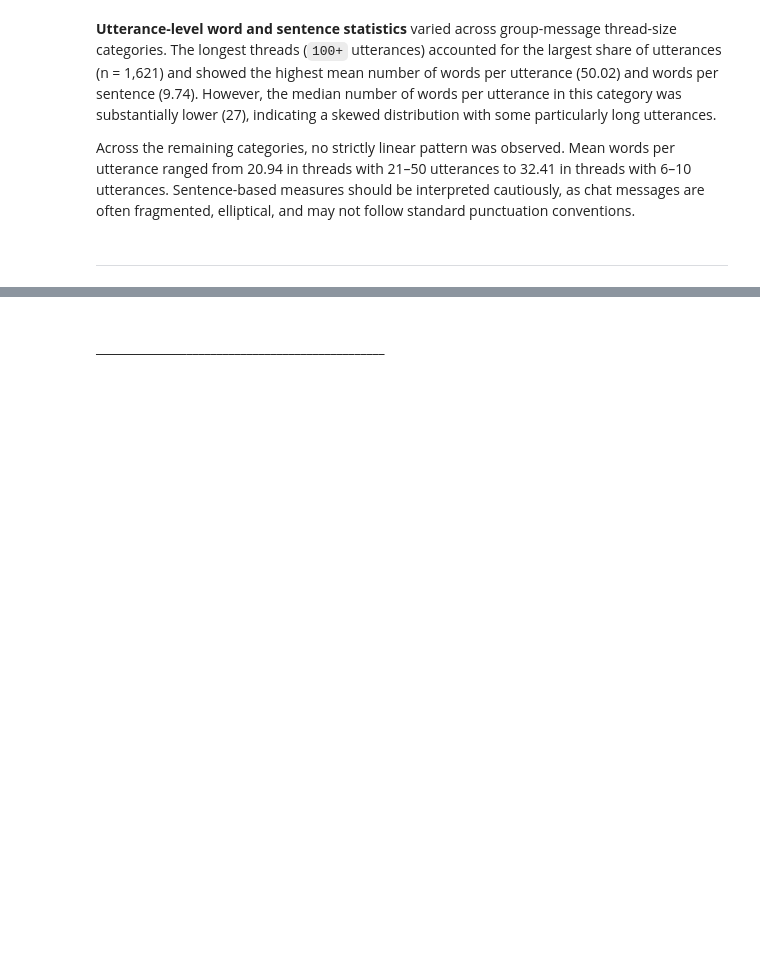
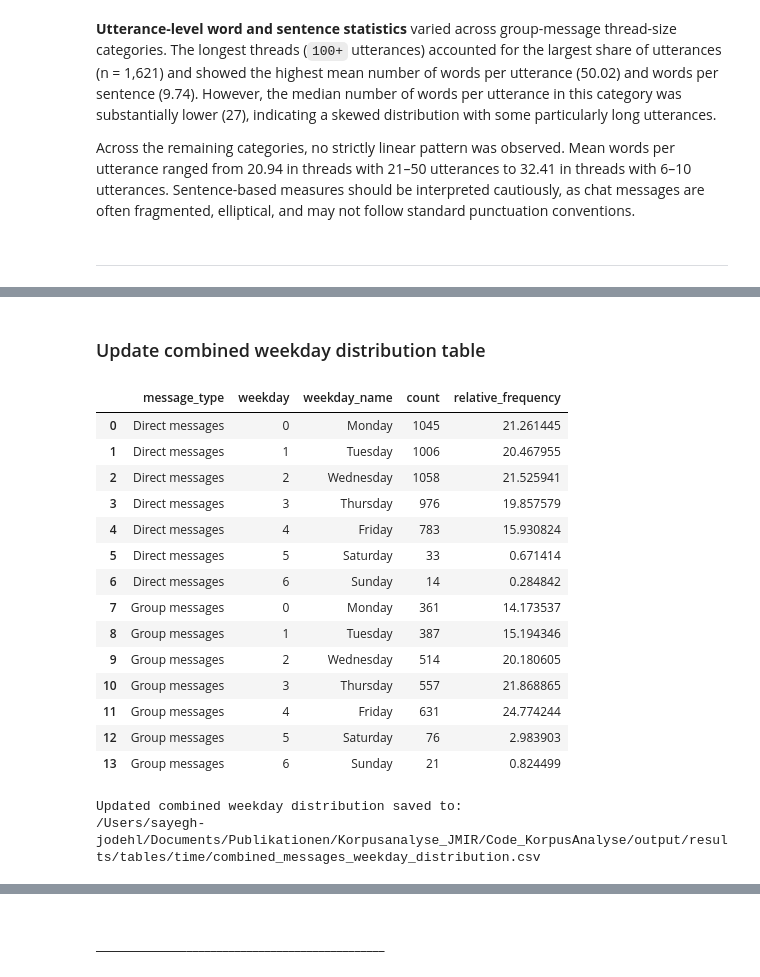
Before and after one commit to sajosa/DocTalk-Corpus-Analysis, a Jupyter notebook: 02_group_messages_analysis/DocTalk_ChatCorpus_Analyse_Gr.ipynb, the cells around one changed output, grey strips where cells are left out. Drawn from its saved outputs; the diff is of its cells as text; code cells hidden in the pictures; blank space fills up the shorter version.

```diff
--- a/02_group_messages_analysis/DocTalk_ChatCorpus_Analyse_Gr.ipynb
+++ b/02_group_messages_analysis/DocTalk_ChatCorpus_Analyse_Gr.ipynb
@@ -5008,0 +5182,62 @@ with open("G_corpus_roh.txt", "w", encoding="utf-8") as file:
+# %% [markdown]
+### Update combined weekday distribution table
+# %%
+# =========================
+# Update combined weekday distribution table
+# =========================
+
+combined_weekday_distribution_file = (
+    COMBINED_TIME_OUTPUT_DIR / "combined_messages_weekday_distribution.csv"
+)
+
+if combined_weekday_distribution_file.exists():
+    combined_weekday_distribution = pd.read_csv(
+        combined_weekday_distribution_file,
+        encoding="utf-8"
+    )
+
+    # Remove older group-message rows if present
+    combined_weekday_distribution = combined_weekday_distribution[
+        combined_weekday_distribution["message_type"] != "Group messages"
+    ].copy()
+
+    # Add updated group-message rows
+    combined_weekday_distribution = pd.concat(
+        [
+            combined_weekday_distribution,
+            group_weekday_distribution
+        ],
+        ignore_index=True
+    )
+
+else:
+    combined_weekday_distribution = group_weekday_distribution.copy()
+
+combined_weekday_distribution.to_csv(
+    combined_weekday_distribution_file,
+    index=False,
+    encoding="utf-8"
+)
+
+display(combined_weekday_distribution)
+
+print("Updated combined weekday distribution saved to:")
+print(combined_weekday_distribution_file)
+# %% [output]
+|  | message_type | weekday | weekday_name | count | relative_frequency |
+| 0 | Direct messages | 0 | Monday | 1045 | 21.261445 |
+| 1 | Direct messages | 1 | Tuesday | 1006 | 20.467955 |
+| 2 | Direct messages | 2 | Wednesday | 1058 | 21.525941 |
+| 3 | Direct messages | 3 | Thursday | 976 | 19.857579 |
+| 4 | Direct messages | 4 | Friday | 783 | 15.930824 |
+| 5 | Direct messages | 5 | Saturday | 33 | 0.671414 |
+| 6 | Direct messages | 6 | Sunday | 14 | 0.284842 |
+| 7 | Group messages | 0 | Monday | 361 | 14.173537 |
+| 8 | Group messages | 1 | Tuesday | 387 | 15.194346 |
+| 9 | Group messages | 2 | Wednesday | 514 | 20.180605 |
+| 10 | Group messages | 3 | Thursday | 557 | 21.868865 |
+| 11 | Group messages | 4 | Friday | 631 | 24.774244 |
+| 12 | Group messages | 5 | Saturday | 76 | 2.983903 |
+| 13 | Group messages | 6 | Sunday | 21 | 0.824499 |
+Updated combined weekday distribution saved to:
+/Users/sayegh-jodehl/Documents/Publikationen/Korpusanalyse_JMIR/Code_KorpusAnalyse/output/results/tables/time/combined_messages_weekday_distribution.csv
```
Also changed, not shown: parts of 54 cells of this notebook, 20 other files.
